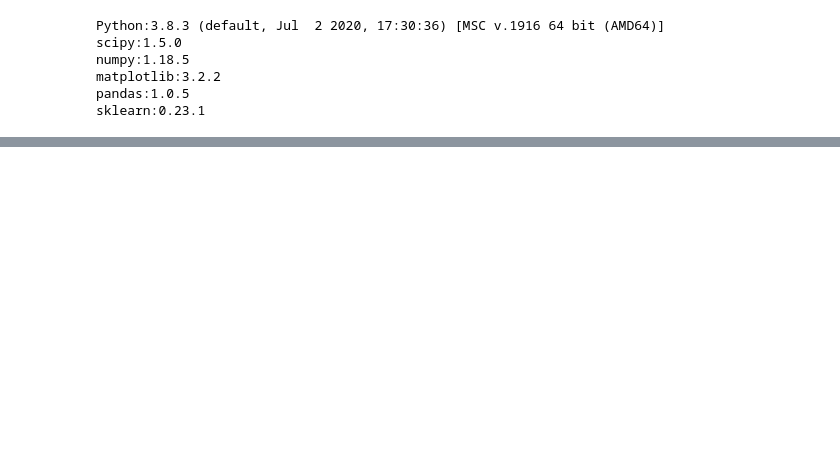
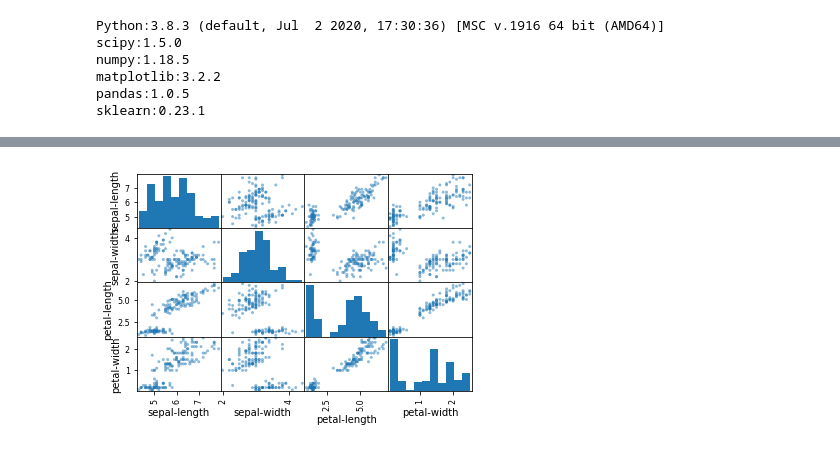
Before and after one commit to kartik633/Machine-Learning, a Jupyter notebook: Untitled1.ipynb, the cells around one changed output, grey strips where cells are left out. Cells and saved outputs as stored; diff of their text form; code cells hidden in the pictures; blank space fills up the shorter version.

```diff
--- a/Untitled1.ipynb
+++ b/Untitled1.ipynb
@@ -41,0 +100,5 @@ from sklearn.svm import SVC
+# %%
+scatter_matrix(dataset)
+plt.show()
+# %% [output]
+[figure, added]
```
Also changed, not shown: parts of 9 cells of this notebook.
